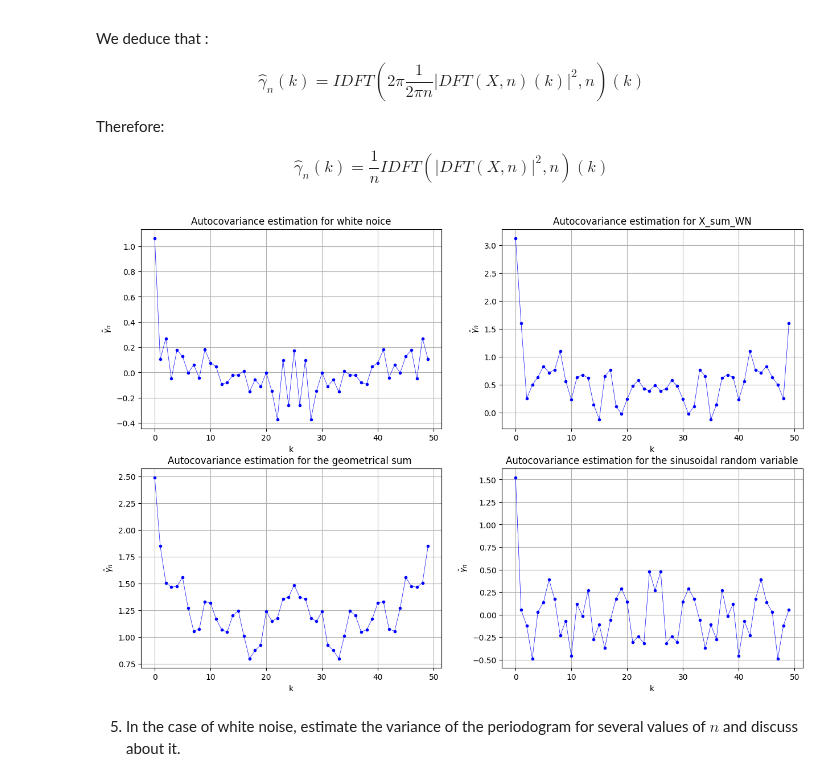
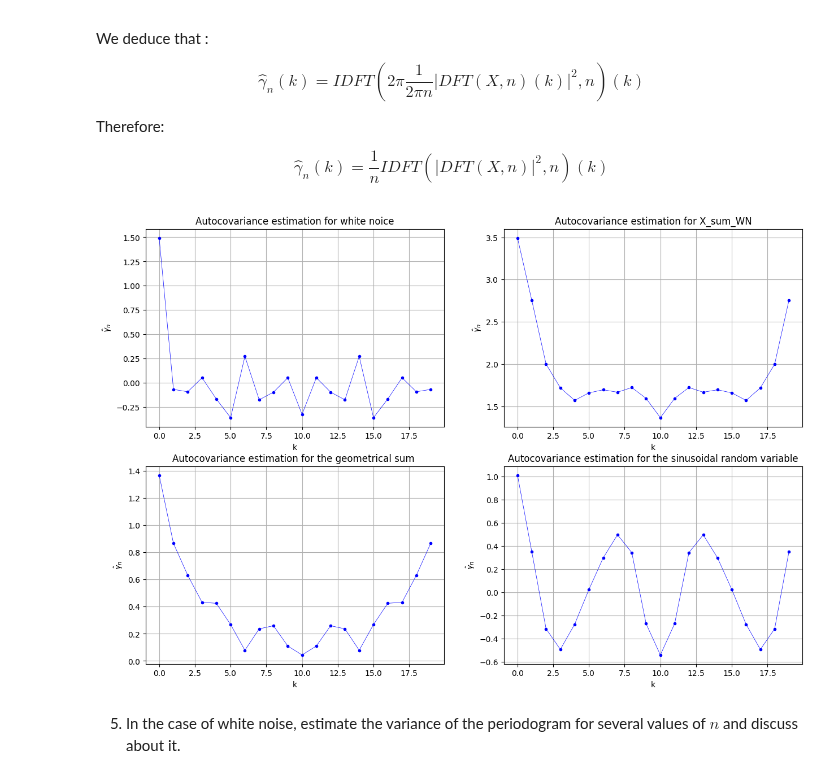
Before and after one commit to KHOUTAIBI/TSIA-TP, a Jupyter notebook: TP-2_TSIA202A.ipynb, the cells around one changed output. Drawn from its saved outputs; the diff is of its cells as text; code cells hidden in the pictures.

```diff
--- a/TP-2_TSIA202A.ipynb
+++ b/TP-2_TSIA202A.ipynb
@@ -34,19 +34,19 @@ import numpy as np
 import matplotlib.pyplot as plt
 # %%
 #Defining the factors of the random variables
-n = 50
+N = 20
 K = 100
-mean = 0
-sigma = 1
-a = 1
-b = 1
+MEAN = 0
+SIGMA = 1
+A = 1
+B = 1
 A0 = 1
-lambda0 = 1
-indexes = np.arange(n)
+LAMBDA0 = 1
+indexes = np.arange(N)
 # %%
 #This here is the white noise variable, defined in the first session TP
 def white_nosie(number_var):
-    return np.random.normal(mean,sigma, number_var)
+    return np.random.normal(MEAN,SIGMA, number_var)
 
 ##This here is the second random Variable, defined in the first session TP
 ##X_t = a +bZ_t-1 + Z_t
@@ -54,8 +54,8 @@ def sum_white_noise(number_variable):
     X = white_nosie(number_variable)
     X_1 = white_nosie(number_var=1)
     X_rounded = np.roll(X,1)
-    X_rounded = a + b*X + X_rounded
-    X_rounded[0] = a + b*X[0] + X_1[0]
+    X_rounded = A + B*X + X_rounded
+    X_rounded[0] = A + B*X[0] + X_1[0]
     return X_rounded
 
 #This one computes the sum of the random variables multiplied by 2 to the power of the variable's indexc
@@ -69,13 +69,13 @@ def geometric_white_noise(number_variables):
         ##Fixed j => k and it should work now
         summed_variables[j] = np.sum(np.fromiter(((2**-k)*X[j-k+K] for k in range(K+1)),dtype=float))
 
-    return summed_variables + a
+    return summed_variables + A
 
 #This function defines the harmonic process in the exercise
 def cos_noise(number_variables):
     T=np.arange(0,number_variables) # An array of the number of random variable
     PHI = np.random.uniform(0,2*np.pi)
-    return A0*np.cos(lambda0*T+PHI)+np.random.normal(mean,sigma,number_variables) # returns the cos function
+    return A0*np.cos(LAMBDA0*T+PHI)+np.random.normal(MEAN,SIGMA,number_variables) # returns the cos function
 # %% [markdown]
 Since we should work with zero mean random variables the definition of I will be as follows:
 # %%
@@ -202,58 +199,57 @@ $$
 \hat{\gamma}_n(k) = \frac{1}{n} IDFT\left(\left|DFT(X, n)\right|^2, n\right)(k)
 $$
 # %%
-def autocovariance_estimater(X, n):
+def autocovariance_estimator(X, n):
     dft_x = np.fft.fft(X, n=n)
     module_squared = np.abs(dft_x) ** 2
     gamma = np.fft.ifft(module_squared, n=n)/n
     return gamma
 # %%
 #call the white noise function
-X_WN = white_nosie(number_var=n)
-
+X_WN = white_nosie(number_var=N)
 
 #Let us call the sum random variable
-X_sum_WN = sum_white_noise(number_variable=n)
+X_sum_WN = sum_white_noise(number_variable=N)
 
 #Let us call the geometric sum random variable
-X_sum_geometric_WN = geometric_white_noise(number_variables=n)
+X_sum_geometric_WN = geometric_white_noise(number_variables=N)
 
 #Let us call the harmonic process
-X_cos_WN = cos_noise(number_variables=n)
+X_cos_WN = cos_noise(number_variables=N)
 # %%
 # Plotting the power spectrum for each signal
 fig, axes = plt.subplots(2, 2, figsize=(15, 10))
 
 
-axes[0, 0].plot(autocovariance_estimater(X_WN, n=n), color='blue', linewidth=0.5, marker=".")
+axes[0, 0].plot(autocovariance_estimator(X_WN, n=N), color='blue', linewidth=0.5, marker=".")
 axes[0, 0].set_title('Autocovariance estimation for white noice')
 axes[0, 0].set_xlabel("k")
 axes[0, 0].set_ylabel(r'$\hat{\gamma}_n$')
 axes[0, 0].grid()
 
 
-axes[0, 1].plot(autocovariance_estimater(X_sum_WN, n=n), color='blue', linewidth=0.5, marker=".")
+axes[0, 1].plot(autocovariance_estimator(X_sum_WN, n=N), color='blue', linewidth=0.5, marker=".")
 axes[0, 1].set_title('Autocovariance estimation for X_sum_WN')
 axes[0, 1].set_xlabel("k")
 axes[0, 1].set_ylabel(r'$\hat{\gamma}_n$')
 axes[0, 1].grid()
 
 
-axes[1, 0].plot(autocovariance_estimater(X_sum_geometric_WN, n=n), color='blue',linewidth=0.5, marker=".")
+axes[1, 0].plot(autocovariance_estimator(X_sum_geometric_WN, n=N), color='blue',linewidth=0.5, marker=".")
 axes[1, 0].set_title('Autocovariance estimation for the geometrical sum ')
 axes[1, 0].set_xlabel("k")
 axes[1, 0].set_ylabel(r'$\hat{\gamma}_n$')
 axes[1, 0].grid()
 
 
-axes[1, 1].plot(autocovariance_estimater(X_cos_WN, n=n), color='blue', linewidth=0.5, marker=".")
+axes[1, 1].plot(autocovariance_estimator(X_cos_WN, n=N), color='blue', linewidth=0.5, marker=".")
 axes[1, 1].set_title('Autocovariance estimation for the sinusoidal random variable')
 axes[1, 1].set_xlabel("k")
 axes[1, 1].set_ylabel(r'$\hat{\gamma}_n$')
 axes[1, 1].grid()
 plt.show()
 # %% [output]
-[figure, old version]
+[figure, new version]
 # %% [markdown]
 5. In the case of white noise, estimate the variance of the periodogram for several values of $n$ and discuss about it.
 # %%
```
Also changed, not shown: parts of 5 cells of this notebook, 2 other files.
